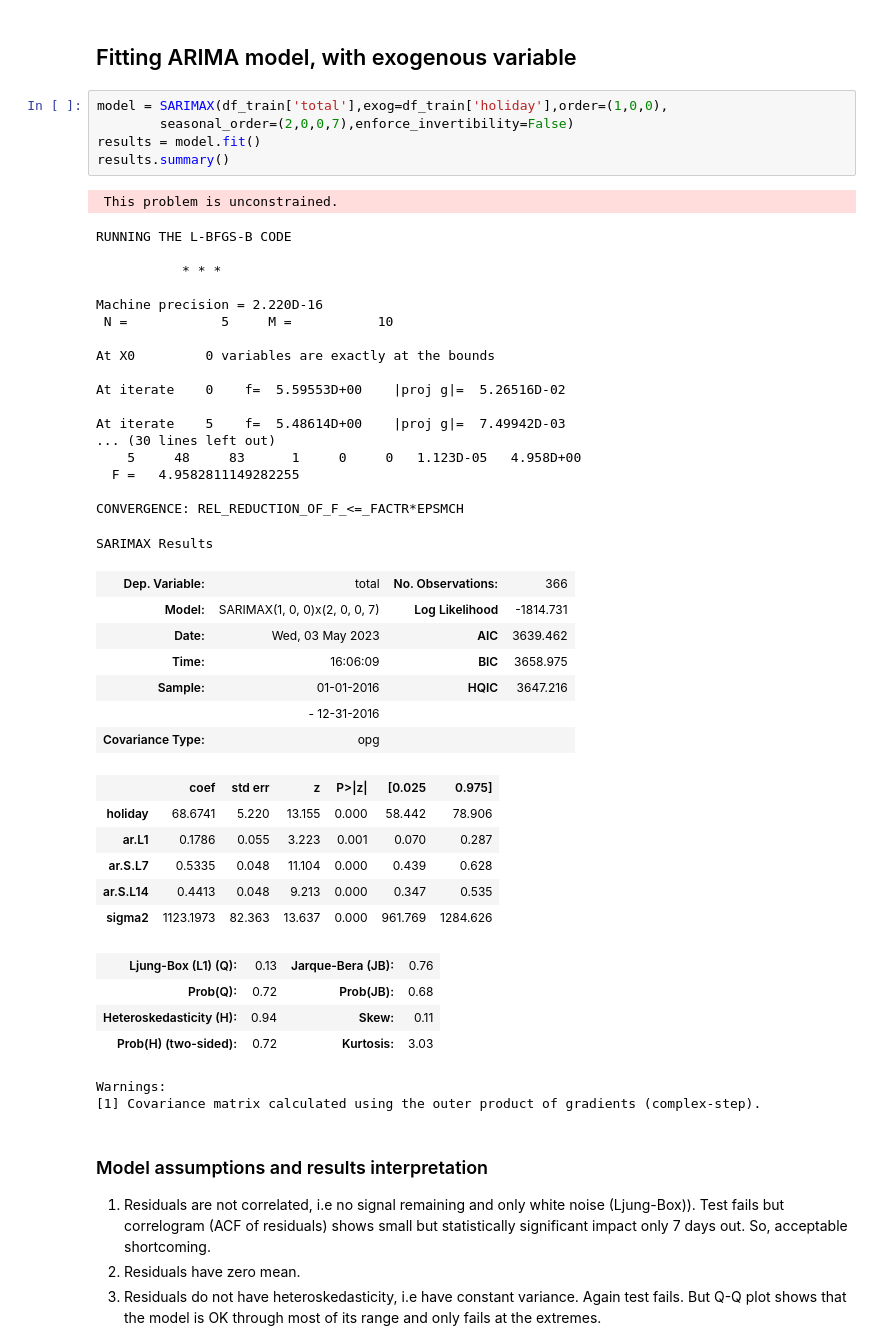
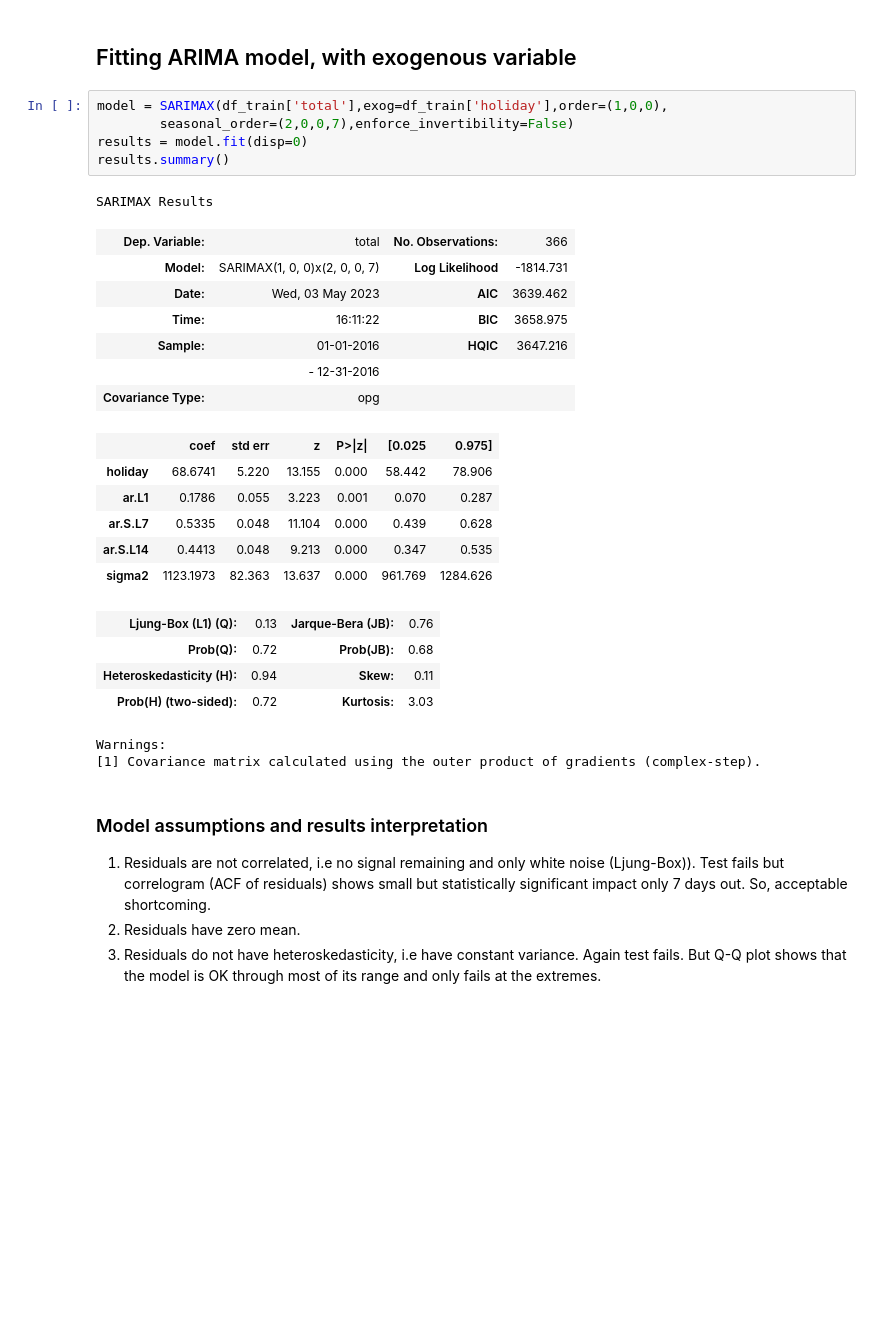
Before and after one commit to balawillgetyou/dy, a Jupyter notebook: comparingARIMA_HoltWinters_FBProphet.ipynb, the cells around one changed output. Saved outputs shown, nothing was run; the diff lists cells and outputs as text; blank space fills up the shorter version.

```diff
--- a/comparingARIMA_HoltWinters_FBProphet.ipynb
+++ b/comparingARIMA_HoltWinters_FBProphet.ipynb
@@ -196,32 +202,14 @@ Warnings:
 # %%
 model = SARIMAX(df_train['total'],exog=df_train['holiday'],order=(1,0,0),
         seasonal_order=(2,0,0,7),enforce_invertibility=False)
-results = model.fit()
+results = model.fit(disp=0)
 results.summary()
 # %% [output]
- This problem is unconstrained.
+SARIMAX Results
-RUNNING THE L-BFGS-B CODE
-
-           * * *
-
-Machine precision = 2.220D-16
- N =            5     M =           10
-
-At X0         0 variables are exactly at the bounds
-
-At iterate    0    f=  5.59553D+00    |proj g|=  5.26516D-02
-
-At iterate    5    f=  5.48614D+00    |proj g|=  7.49942D-03
-... (30 lines left out)
-    5     48     83      1     0     0   1.123D-05   4.958D+00
-  F =   4.9582811149282255
-
-CONVERGENCE: REL_REDUCTION_OF_F_<=_FACTR*EPSMCH
-SARIMAX Results
 | Dep. Variable: | total | No. Observations: | 366 |
 | Model: | SARIMAX(1, 0, 0)x(2, 0, 0, 7) | Log Likelihood | -1814.731 |
 | Date: | Wed, 03 May 2023 | AIC | 3639.462 |
-| Time: | 16:06:09 | BIC | 3658.975 |
+| Time: | 16:11:22 | BIC | 3658.975 |
 | Sample: | 01-01-2016 | HQIC | 3647.216 |
 |  | - 12-31-2016 |  |  |
 | Covariance Type: | opg |  |  |
@@ -235,8 +223,8 @@ SARIMAX Results
 | Prob(Q): | 0.72 | Prob(JB): | 0.68 |
 | Heteroskedasticity (H): | 0.94 | Skew: | 0.11 |
 | Prob(H) (two-sided): | 0.72 | Kurtosis: | 3.03 |
-Warnings:
-[1] Covariance matrix calculated using the outer product of gradients (complex-step).
+Warnings:
+[1] Covariance matrix calculated using the outer product of gradients (complex-step).
 # %% [markdown]
 ### Model assumptions and results interpretation
 1. Residuals are not correlated, i.e no signal remaining and only white noise (Ljung-Box)). Test fails but correlogram (ACF of residuals) shows small but statistically significant impact only 7 days out. So, acceptable shortcoming.
```
Also changed, not shown: parts of 9 cells of this notebook.
